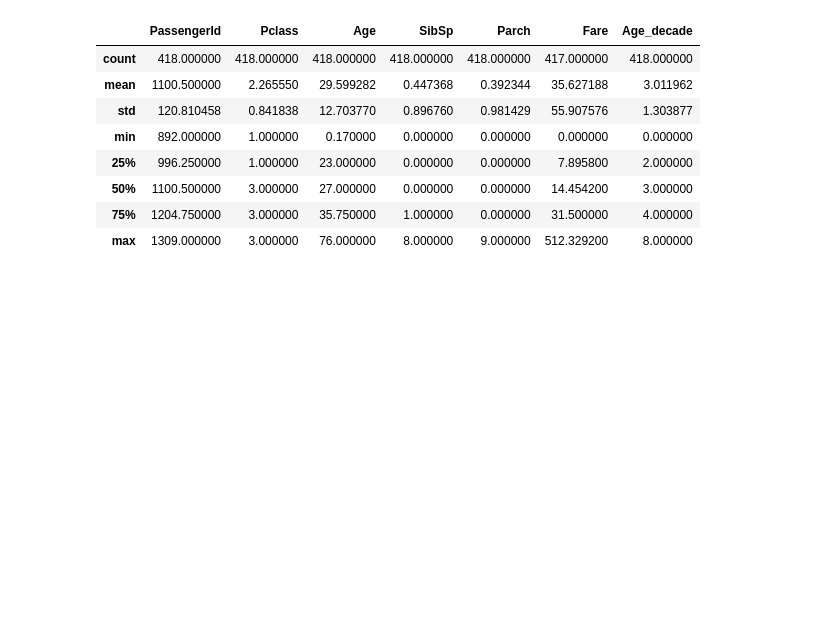
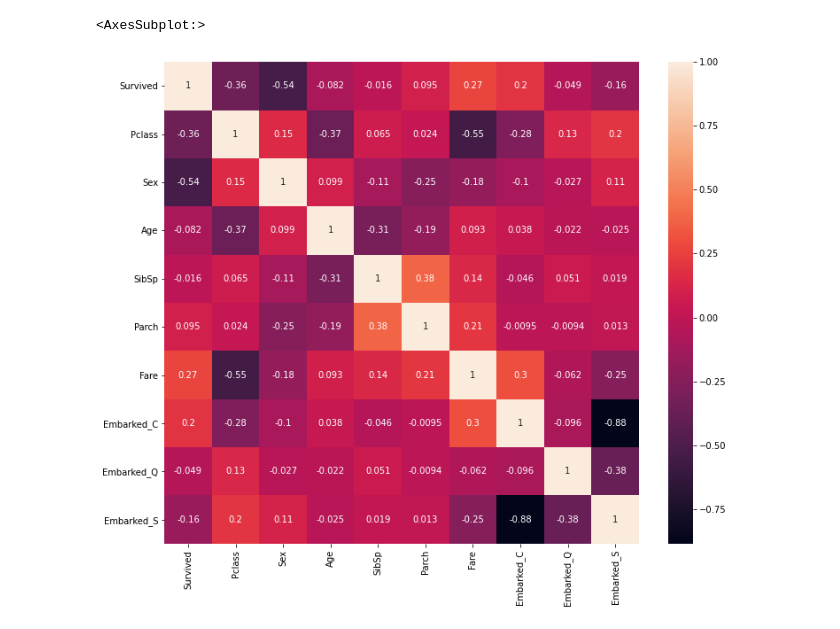
Before and after one commit to uveta/kaggle-competitions, a Jupyter notebook: src/titanic/titanic.ipynb, the cells around one changed output. Drawn from its saved outputs; the diff is of its cells as text; code cells hidden in the pictures; blank space fills up the shorter version.

```diff
--- a/src/titanic/titanic.ipynb
+++ b/src/titanic/titanic.ipynb
@@ -6,5 +15,27 @@ from sklearn.neighbors import KNeighborsClassifier
 from sklearn.tree import DecisionTreeClassifier
 from sklearn.svm import SVC
+# %%
+def prepare_data(
+    dataset: pd.DataFrame, dropna=False, dropPassengerId=False
+) -> pd.DataFrame:
+    dataset.drop(["Name", "Ticket", "Cabin"], "columns", inplace=True)
+    if dropPassengerId:
+        dataset.drop("PassengerId", "columns", inplace=True)
+    if dropna:
+        dataset.dropna(axis="rows", inplace=True)
+    else:
+        dataset.fillna(
+            value={"Age": dataset["Age"].median()}, inplace=True, axis="rows"
+        )
+        dataset.fillna(
+            value={"Fare": dataset["Fare"].median()}, inplace=True, axis="rows"
+        )
+    encoder = LabelEncoder()
+    dataset["Sex"] = encoder.fit_transform(dataset["Sex"].astype(str))
+    dataset = pd.get_dummies(dataset, columns=["Embarked"])
+    if dataset.isnull().values.any():
+        raise ValueError("Dataset contains null value")
+    return dataset
 # %%
 train_data = pd.read_csv("datasets/train.csv")
 train_data.head()
@@ -15,12 +46,3 @@ train_data.head()
 | 2 | 3 | 1 | 3 | Heikkinen, Miss. Laina | female | 26.0 | 0 | 0 | STON/O2. 3101282 | 7.9250 | ... |
 | 3 | 4 | 1 | 1 | Futrelle, Mrs. Jacques Heath (Lil... | female | 35.0 | 1 | 0 | 113803 | 53.1000 | ... |
 | 4 | 5 | 0 | 3 | Allen, Mr. William Henry | male | 35.0 | 0 | 0 | 373450 | 8.0500 | ... |
-# %%
-# prepare data
-train_data["Age_decade"] = round(train_data["Age"] / 10)
-# print(train_data[["Age", "Age_decade"]])
-
-features = ["Pclass", "Sex", "SibSp", "Parch", "Embarked", "Age_decade"]
-train_data.dropna(subset=features, inplace=True, axis="rows")
-# train_data["Age"] = train_data["Age"].round().astype(int)
-train_data.describe()
@@ -36,0 +49,4 @@ train_data.describe()
+# %%
+# prepare data
+train_data = prepare_data(train_data, dropna=True, dropPassengerId=True)
+train_data.describe()
@@ -37,24 +63,14 @@ train_data.describe()
 # %%
 # print(np.any(np.isposinf(train_data["Age"])))
 # print(np.any(np.isneginf(train_data["Age"])))
 # print(np.where(np.isnan(train_data["Age"])))
 # train_data["Age"].describe()
 # train_data["Age"].to_csv("ages.csv", index = False)
+
+train_data_corr = train_data.corr()
+fig, ax = plt.subplots(figsize=(12, 10))
+
+sns.heatmap(train_data_corr, annot=True)
+# %% [output]
+<AxesSubplot:>
+[figure, added]
-# %%
-test_data = pd.read_csv("datasets/test.csv")
-test_data.fillna(value={"Age": test_data["Age"].median()}, inplace=True, axis="rows")
-test_data["Age_decade"] = round(test_data["Age"] / 10)
-if test_data[features].isnull().values.any():
-    raise ValueError("Test data features contain null value")
-# test_data.dropna(subset=features, inplace=True, axis="rows")
-test_data.describe()
-# %% [output]
-|  | PassengerId | Pclass | Age | SibSp | Parch | Fare | Age_decade |
-| count | 418.000000 | 418.000000 | 418.000000 | 418.000000 | 418.000000 | 417.000000 | 418.000000 |
-| mean | 1100.500000 | 2.265550 | 29.599282 | 0.447368 | 0.392344 | 35.627188 | 3.011962 |
-| std | 120.810458 | 0.841838 | 12.703770 | 0.896760 | 0.981429 | 55.907576 | 1.303877 |
-| min | 892.000000 | 1.000000 | 0.170000 | 0.000000 | 0.000000 | 0.000000 | 0.000000 |
-| 25% | 996.250000 | 1.000000 | 23.000000 | 0.000000 | 0.000000 | 7.895800 | 2.000000 |
-| 50% | 1100.500000 | 3.000000 | 27.000000 | 0.000000 | 0.000000 | 14.454200 | 3.000000 |
-| 75% | 1204.750000 | 3.000000 | 35.750000 | 1.000000 | 0.000000 | 31.500000 | 4.000000 |
-| max | 1309.000000 | 3.000000 | 76.000000 | 8.000000 | 9.000000 | 512.329200 | 8.000000 |
```
Also changed, not shown: parts of 8 cells of this notebook, 1 other file.
